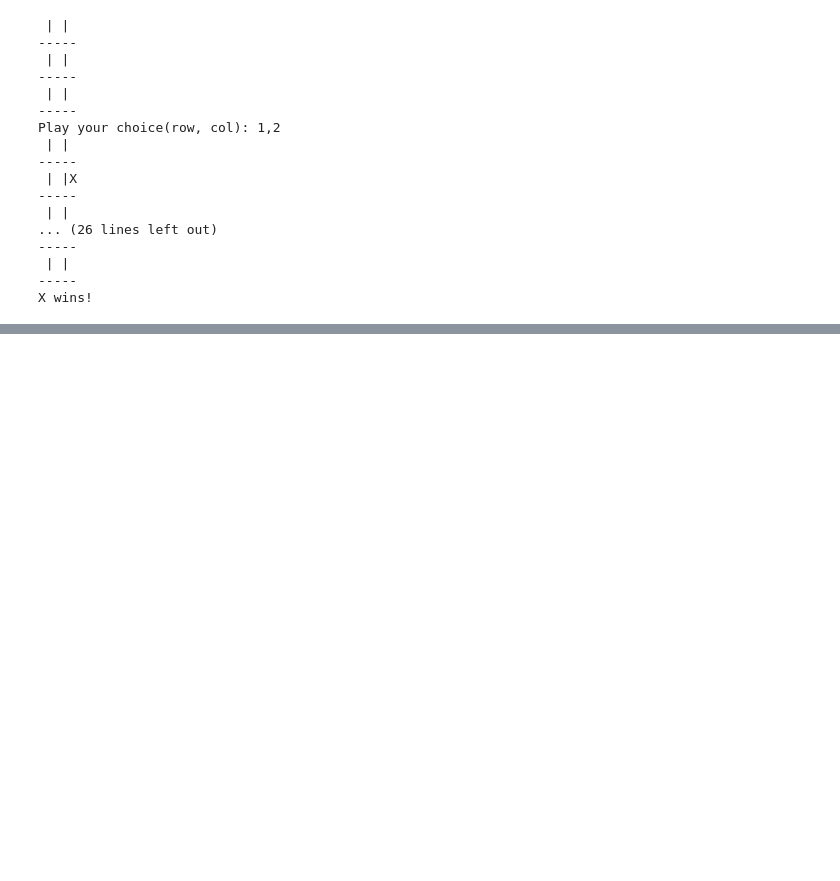
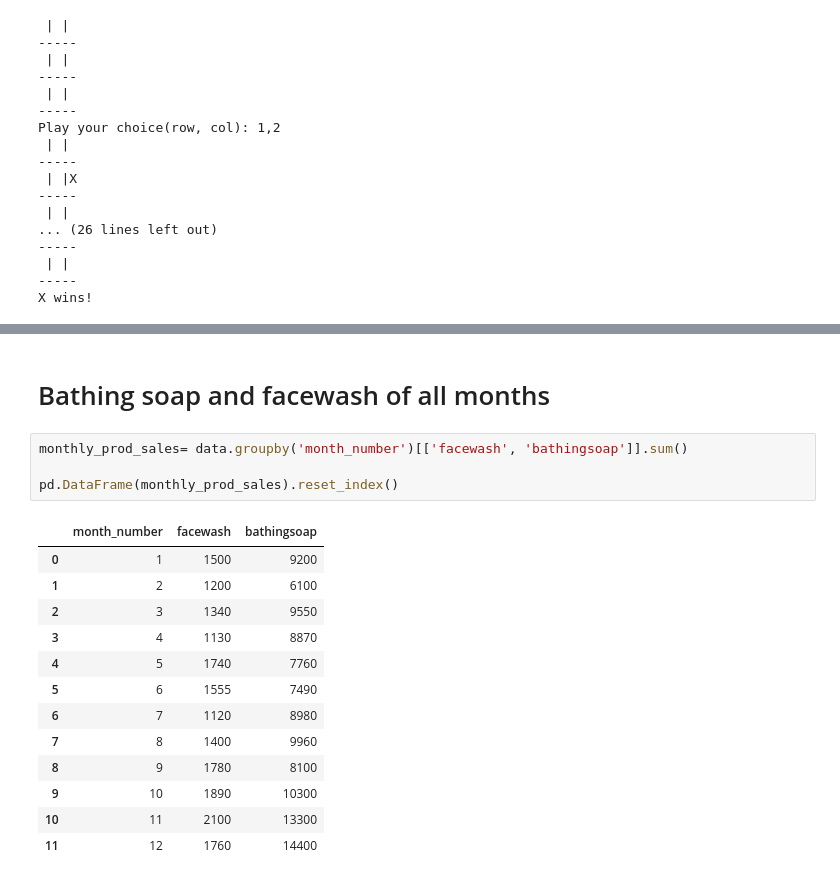
Before and after one commit to KI-Prestige/Gen-AI, a Jupyter notebook: WEEK 1 DELIVERABLES.ipynb, the cells around one changed output, grey strips where cells are left out. Drawn from its saved outputs; the diff is of its cells as text; blank space fills up the shorter version.

```diff
--- a/WEEK 1 DELIVERABLES.ipynb
+++ b/WEEK 1 DELIVERABLES.ipynb
@@ -191,0 +242,20 @@ X wins!
+# %% [markdown]
+# Bathing soap and facewash of all months
+# %%
+monthly_prod_sales= data.groupby('month_number')[['facewash', 'bathingsoap']].sum()
+
+pd.DataFrame(monthly_prod_sales).reset_index()
+# %% [output]
+|  | month_number | facewash | bathingsoap |
+| 0 | 1 | 1500 | 9200 |
+| 1 | 2 | 1200 | 6100 |
+| 2 | 3 | 1340 | 9550 |
+| 3 | 4 | 1130 | 8870 |
+| 4 | 5 | 1740 | 7760 |
+| 5 | 6 | 1555 | 7490 |
+| 6 | 7 | 1120 | 8980 |
+| 7 | 8 | 1400 | 9960 |
+| 8 | 9 | 1780 | 8100 |
+| 9 | 10 | 1890 | 10300 |
+| 10 | 11 | 2100 | 13300 |
+| 11 | 12 | 1760 | 14400 |
```
Also changed, not shown: parts of 6 cells of this notebook.
